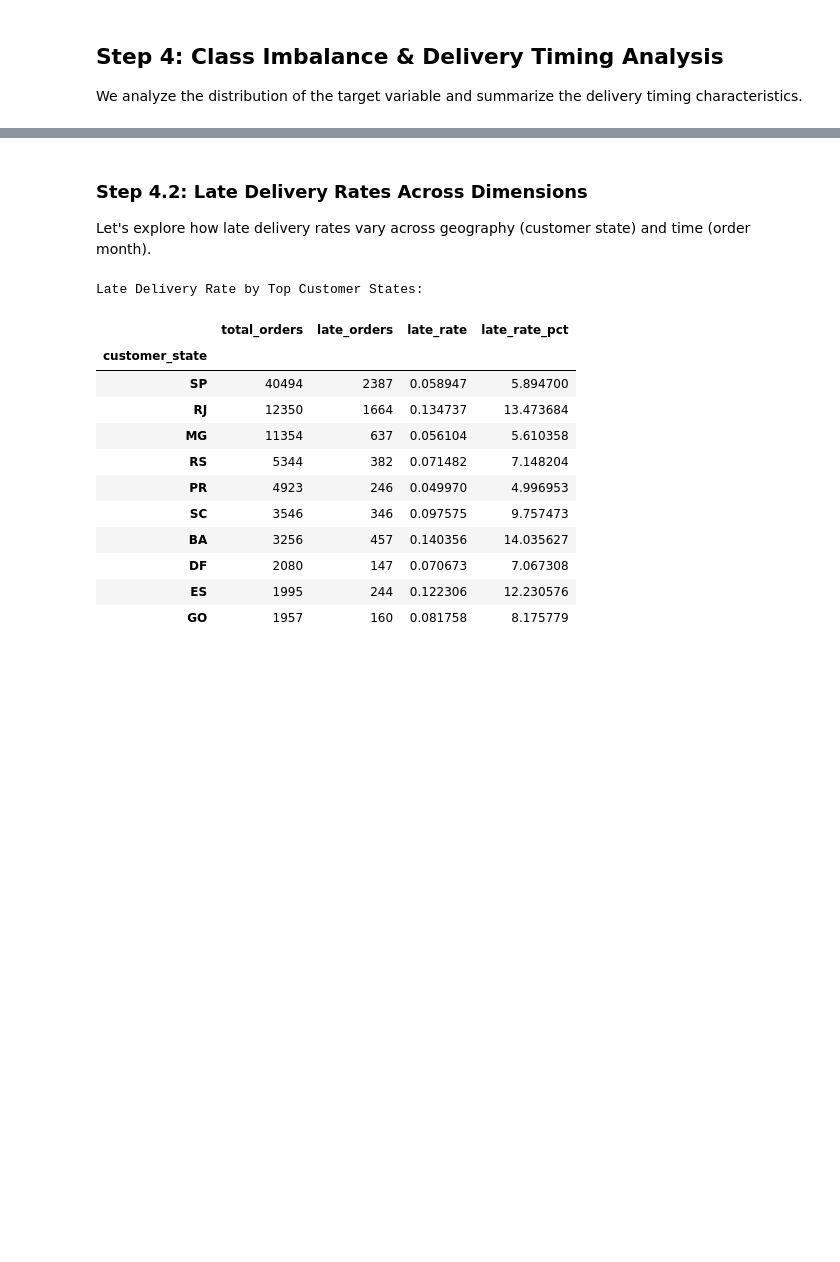
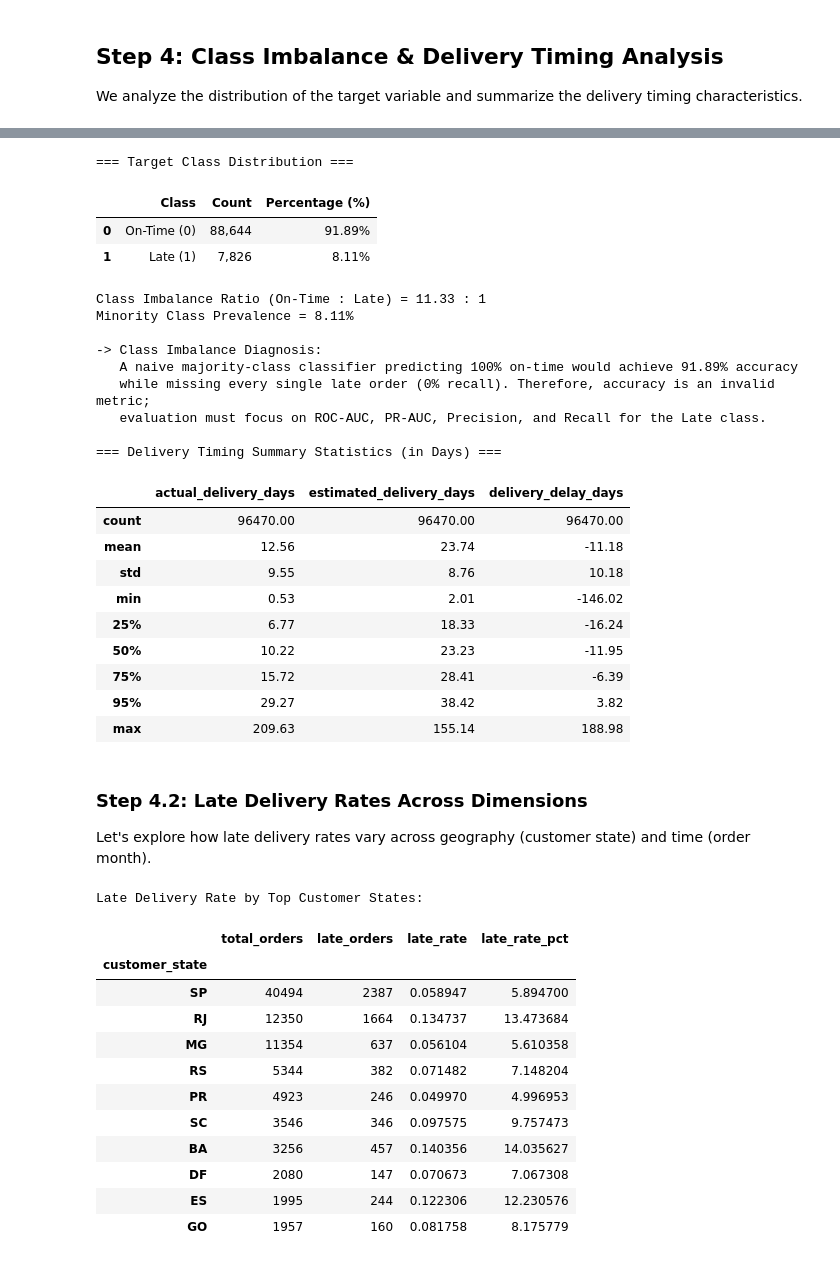
Before and after one commit to HalaKhalifa/olist-mlops, a Jupyter notebook: tasks/task-02-notebooks/notebooks/02_create_labels.ipynb, the cells around one changed output, grey strips where cells are left out. Drawn from its saved outputs; the diff is of its cells as text; code cells hidden in the pictures; blank space fills up the shorter version.

```diff
--- a/tasks/task-02-notebooks/notebooks/02_create_labels.ipynb
+++ b/tasks/task-02-notebooks/notebooks/02_create_labels.ipynb
@@ -226,3 +180,54 @@ display(df_labeled[df_labeled['is_late'] == 1][cols_to_inspect].head(3))
+# %%
+# 1. Target Class Distribution
+late_counts = df_labeled["is_late"].value_counts()
+late_props = df_labeled["is_late"].value_counts(normalize=True) * 100
+imbalance_ratio = late_counts[0] / late_counts[1]
+
+dist_df = pd.DataFrame({
+    "Class": ["On-Time (0)", "Late (1)"],
+    "Count": [late_counts[0], late_counts[1]],
+    "Percentage (%)": [late_props[0], late_props[1]]
+})
+
+print("=== Target Class Distribution ===")
+display(dist_df.style.format({"Count": "{:,}", "Percentage (%)": "{:.2f}%"}))
+print(f"Class Imbalance Ratio (On-Time : Late) = {imbalance_ratio:.2f} : 1")
+print(f"Minority Class Prevalence = {late_props[1]:.2f}%")
+print("")
+print("-> Class Imbalance Diagnosis:")
+print("   A naive majority-class classifier predicting 100% on-time would achieve 91.89% accuracy")
+print("   while missing every single late order (0% recall). Therefore, accuracy is an invalid metric;")
+print("   evaluation must focus on ROC-AUC, PR-AUC, Precision, and Recall for the Late class.")
+
+# 2. Delivery Timing Summary
+timing_cols = ["actual_delivery_days", "estimated_delivery_days", "delivery_delay_days"]
+print("")
+print("=== Delivery Timing Summary Statistics (in Days) ===")
+display(df_labeled[timing_cols].describe(percentiles=[0.25, 0.5, 0.75, 0.95]).round(2))
+# %% [output]
+=== Target Class Distribution ===
+|  | Class | Count | Percentage (%) |
+| 0 | On-Time (0) | 88,644 | 91.89% |
+| 1 | Late (1) | 7,826 | 8.11% |
+Class Imbalance Ratio (On-Time : Late) = 11.33 : 1
+Minority Class Prevalence = 8.11%
+
+-> Class Imbalance Diagnosis:
+   A naive majority-class classifier predicting 100% on-time would achieve 91.89% accuracy
+   while missing every single late order (0% recall). Therefore, accuracy is an invalid metric;
+   evaluation must focus on ROC-AUC, PR-AUC, Precision, and Recall for the Late class.
+
+=== Delivery Timing Summary Statistics (in Days) ===
+|  | actual_delivery_days | estimated_delivery_days | delivery_delay_days |
+| count | 96470.00 | 96470.00 | 96470.00 |
+| mean | 12.56 | 23.74 | -11.18 |
+| std | 9.55 | 8.76 | 10.18 |
+| min | 0.53 | 2.01 | -146.02 |
+| 25% | 6.77 | 18.33 | -16.24 |
+| 50% | 10.22 | 23.23 | -11.95 |
+| 75% | 15.72 | 28.41 | -6.39 |
+| 95% | 29.27 | 38.42 | 3.82 |
+| max | 209.63 | 155.14 | 188.98 |
 # %% [markdown]
 ### Step 4.2: Late Delivery Rates Across Dimensions
 
```
Also changed, not shown: parts of 3 cells of this notebook, 8 other files.
